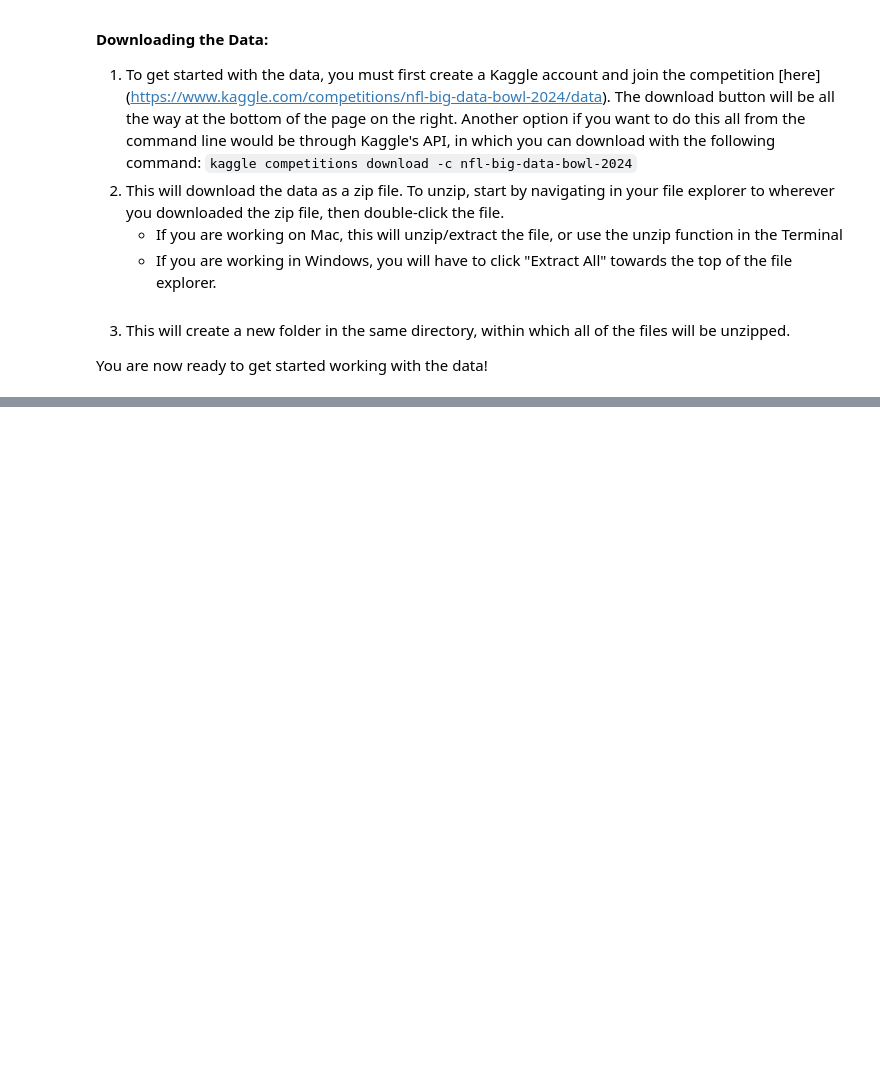
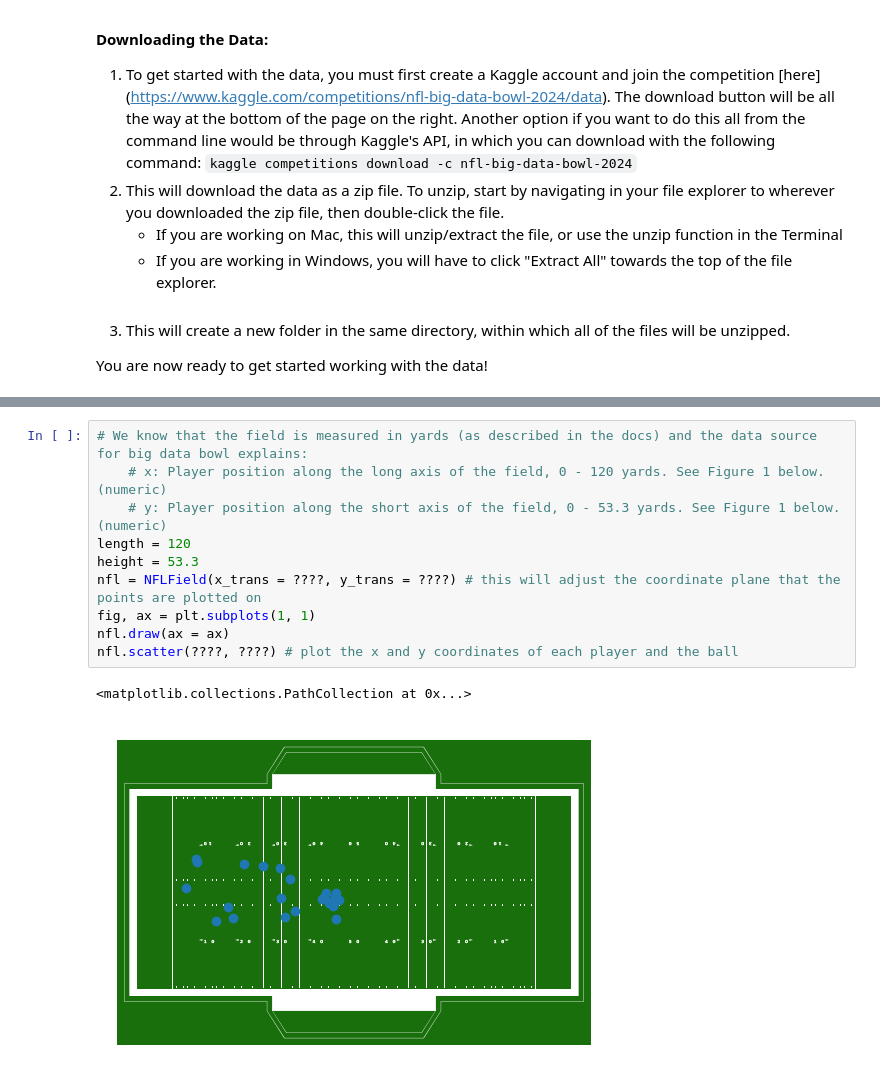
Before and after one commit to lukelwelsh/sports_data_guide, a Jupyter notebook: Football/Python/nfl-workshop-big-data-2024/animating-nfl-big-data.ipynb, the cells around one changed output, grey strips where cells are left out. Drawn from its saved outputs; the diff is of its cells as text; blank space fills up the shorter version.

```diff
--- a/Football/Python/nfl-workshop-big-data-2024/animating-nfl-big-data.ipynb
+++ b/Football/Python/nfl-workshop-big-data-2024/animating-nfl-big-data.ipynb
@@ -47,0 +75,13 @@ NFLField(color_updates = {"plot_background": "#ffffff"}).draw()
+# %%
+# We know that the field is measured in yards (as described in the docs) and the data source for big data bowl explains:
+    # x: Player position along the long axis of the field, 0 - 120 yards. See Figure 1 below. (numeric)
+    # y: Player position along the short axis of the field, 0 - 53.3 yards. See Figure 1 below. (numeric)
+length = 120
+height = 53.3
+nfl = NFLField(x_trans = ????, y_trans = ????) # this will adjust the coordinate plane that the points are plotted on
+fig, ax = plt.subplots(1, 1)
+nfl.draw(ax = ax)
+nfl.scatter(????, ????) # plot the x and y coordinates of each player and the ball
+# %% [output]
+<matplotlib.collections.PathCollection at 0x...>
+[figure, added]
```
Also changed, not shown: parts of 7 cells of this notebook.
